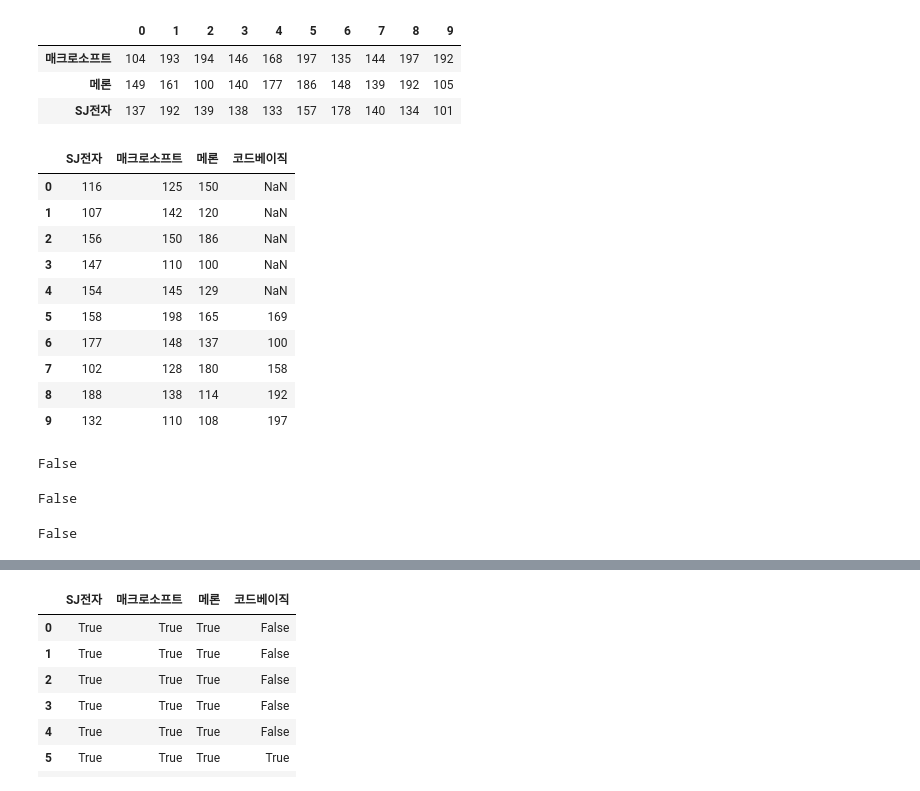
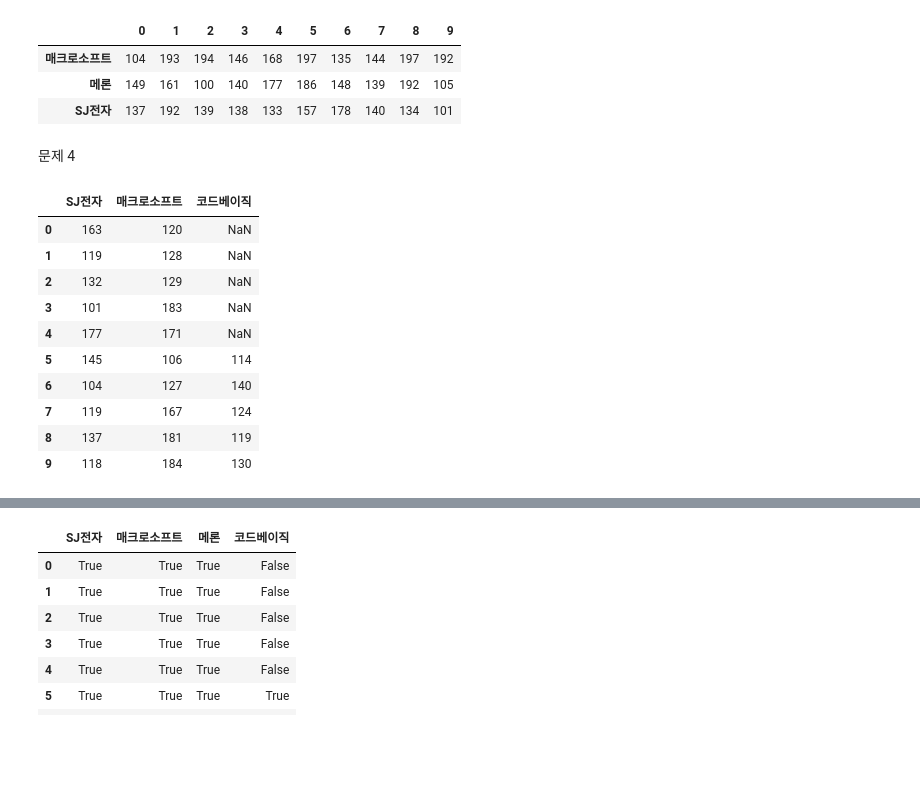
Before and after one commit to lseongjoo/bigpy, a Jupyter notebook: pandas.ipynb, the cells around one changed output, grey strips where cells are left out. Cells and saved outputs as stored; diff of their text form; code cells hidden in the pictures; blank space fills up the shorter version.

```diff
--- a/pandas.ipynb
+++ b/pandas.ipynb
@@ -849,32 +881,21 @@ frame.reindex(columns=[u'매크로소프트', u'메론', u'SJ전자']).T
 | 매크로소프트 | 104 | 193 | 194 | 146 | 168 | 197 | 135 | 144 | 197 | 192 |
 | 메론 | 149 | 161 | 100 | 140 | 177 | 186 | 148 | 139 | 192 | 105 |
 | SJ전자 | 137 | 192 | 139 | 138 | 133 | 157 | 178 | 140 | 134 | 101 |
+# %% [markdown]
+문제 4
 # %%
-frame[u'코드베이직'] = Series(
-    np.random.randint(100,200, size=5),
-                        index=range(5,10))
+frame[u'코드베이직'] = Series(np.random.randint(100,200, size=5)
+                        ,index=[5,6,7,8,9])
 frame
 # %% [output]
-|  | SJ전자 | 매크로소프트 | 메론 | 코드베이직 |
-| 0 | 116 | 125 | 150 | NaN |
-| 1 | 107 | 142 | 120 | NaN |
-| 2 | 156 | 150 | 186 | NaN |
-| 3 | 147 | 110 | 100 | NaN |
-| 4 | 154 | 145 | 129 | NaN |
-| 5 | 158 | 198 | 165 | 169 |
-| 6 | 177 | 148 | 137 | 100 |
-| 7 | 102 | 128 | 180 | 158 |
-| 8 | 188 | 138 | 114 | 192 |
-| 9 | 132 | 110 | 108 | 197 |
+|  | SJ전자 | 매크로소프트 | 코드베이직 |
+| 0 | 163 | 120 | NaN |
+| 1 | 119 | 128 | NaN |
+| 2 | 132 | 129 | NaN |
+| 3 | 101 | 183 | NaN |
+| 4 | 177 | 171 | NaN |
+| 5 | 145 | 106 | 114 |
+| 6 | 104 | 127 | 140 |
+| 7 | 119 | 167 | 124 |
+| 8 | 137 | 181 | 119 |
+| 9 | 118 | 184 | 130 |
-# %%
-np.NaN == 0
-# %% [output]
-False
-# %%
-np.NaN < 0
-# %% [output]
-False
-# %%
-np.NaN > 0
-# %% [output]
-False
```
Also changed, not shown: parts of 66 cells of this notebook.
